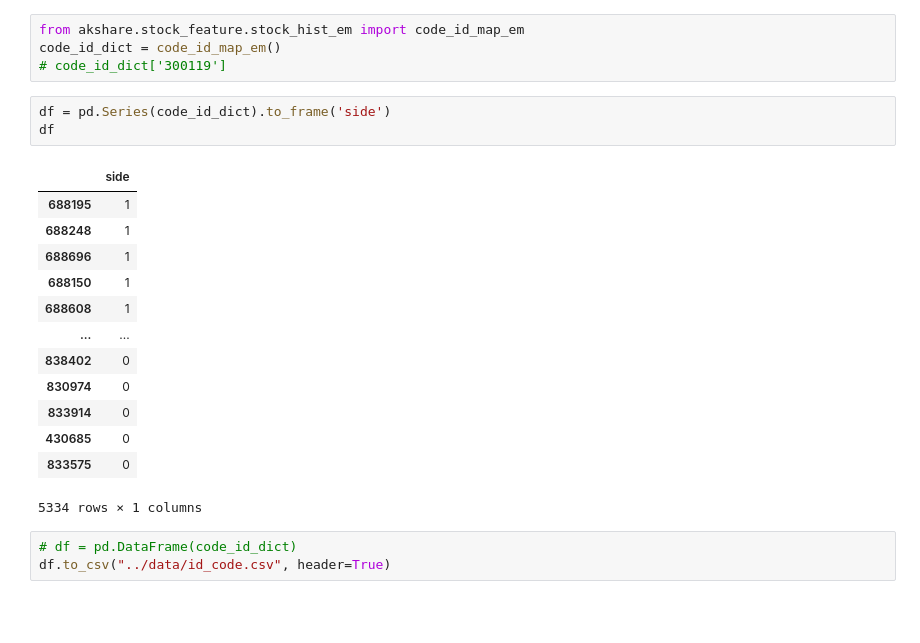
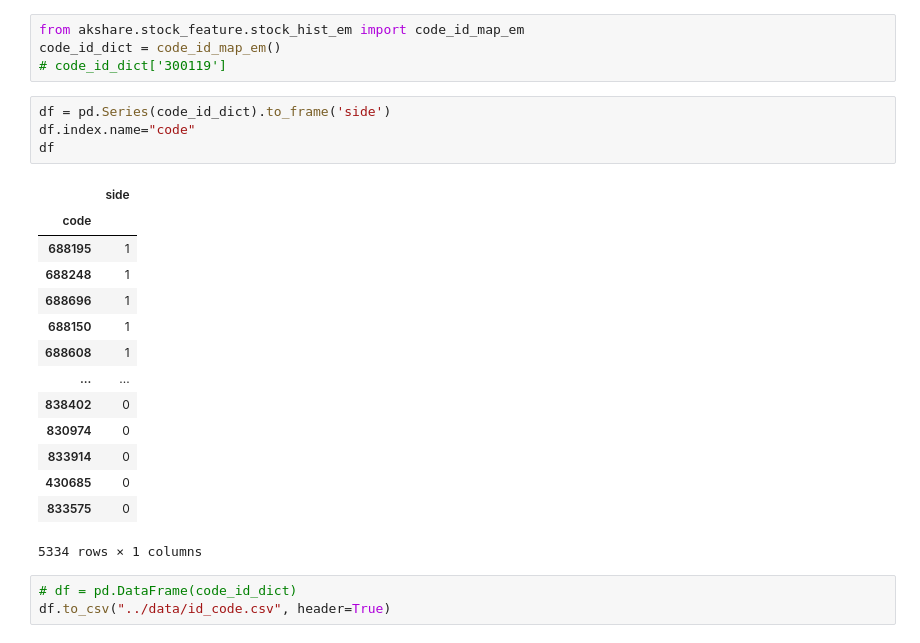
Before and after one commit to minikiller/streamlit-project, a Jupyter notebook: example/example.ipynb, the cells around one changed output. Drawn from its saved outputs; the diff is of its cells as text; blank space fills up the shorter version.

```diff
--- a/example/example.ipynb
+++ b/example/example.ipynb
@@ -231,9 +231,11 @@ code_id_dict = code_id_map_em()
 # code_id_dict['300119']
 # %%
 df = pd.Series(code_id_dict).to_frame('side')
+df.index.name="code"
 df
 # %% [output]
 |  | side |
+| code |  |
 | 688195 | 1 |
 | 688248 | 1 |
 | 688696 | 1 |
```
Also changed, not shown: 2 other files.
